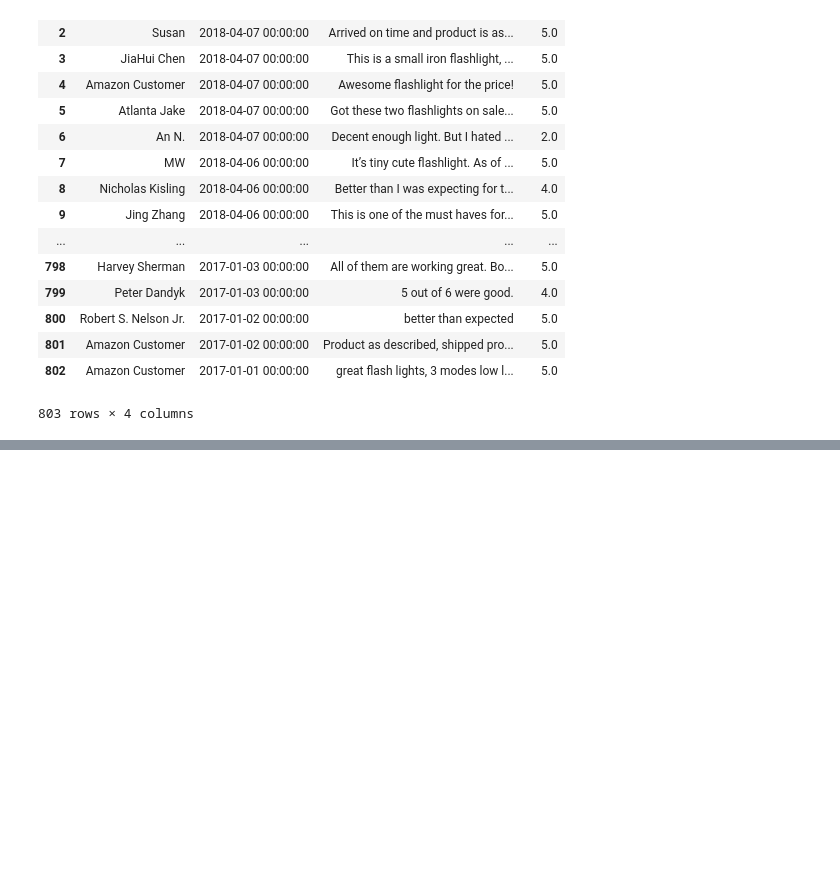
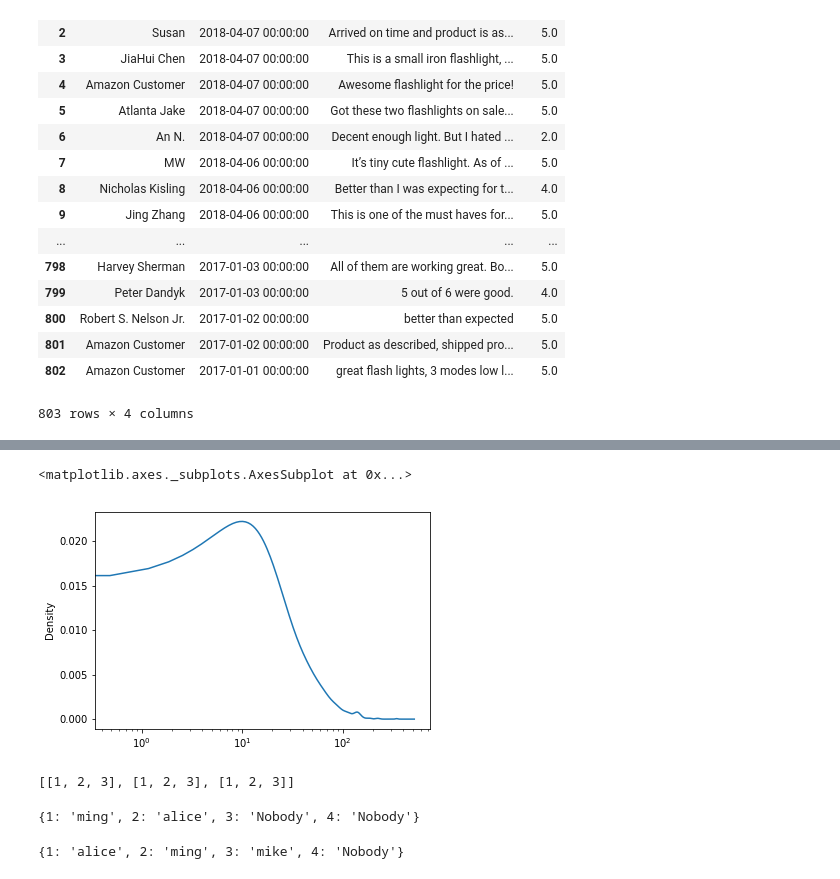
Before and after one commit to nichengzhi/chengzhi_ni, a Jupyter notebook: Assignment_03/Untitled.ipynb, the cells around one changed output, grey strips where cells are left out. Saved outputs shown, nothing was run; the diff lists cells and outputs as text; code cells hidden in the pictures; blank space fills up the shorter version.

```diff
--- a/Assignment_03/Untitled.ipynb
+++ b/Assignment_03/Untitled.ipynb
@@ -39,0 +82,5 @@ review_list
+# %%
+review_list['text length'].plot(kind='kde', logx=True)
+# %% [output]
+<matplotlib.axes._subplots.AxesSubplot at 0x...>
+[figure, added]
@@ -39,0 +89,4 @@ review_list
+# %%
+[[1,2,3]] * 3
+# %% [output]
+[[1, 2, 3], [1, 2, 3], [1, 2, 3]]
@@ -39,0 +100,8 @@ review_list
+# %%
+save_ranking('ming', 'alice')
+# %% [output]
+{1: 'ming', 2: 'alice', 3: 'Nobody', 4: 'Nobody'}
+# %%
+save_ranking('alice', 'ming', third='mike')
+# %% [output]
+{1: 'alice', 2: 'ming', 3: 'mike', 4: 'Nobody'}
```
Also changed, not shown: parts of 11 cells of this notebook.
